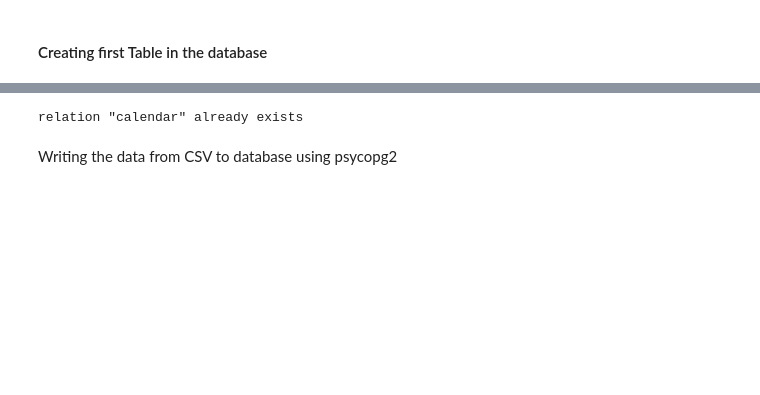
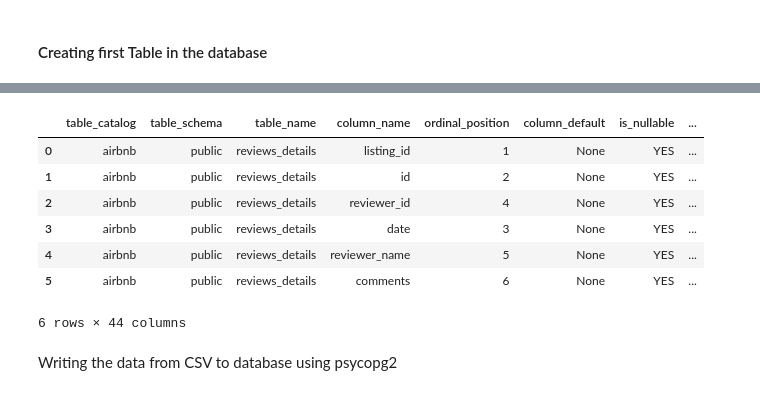
Before and after one commit to idjey/DEtheHardWay, a Jupyter notebook: airBnb_dataModeling.ipynb, the cells around one changed output, grey strips where cells are left out. Drawn from its saved outputs; the diff is of its cells as text; code cells hidden in the pictures; blank space fills up the shorter version.

```diff
--- a/airBnb_dataModeling.ipynb
+++ b/airBnb_dataModeling.ipynb
@@ -104,7 +132,14 @@ createCalendar = """CREATE TABLE calendar(
 # %%
-queryTable(createCalendar)
+getSchema('reviews_details',credentials)
 # %% [output]
+|  | table_catalog | table_schema | table_name | column_name | ordinal_position | column_default | is_nullable | ... |
+| 0 | airbnb | public | reviews_details | listing_id | 1 | None | YES | ... |
+| 1 | airbnb | public | reviews_details | id | 2 | None | YES | ... |
+| 2 | airbnb | public | reviews_details | reviewer_id | 4 | None | YES | ... |
+| 3 | airbnb | public | reviews_details | date | 3 | None | YES | ... |
+| 4 | airbnb | public | reviews_details | reviewer_name | 5 | None | YES | ... |
+| 5 | airbnb | public | reviews_details | comments | 6 | None | YES | ... |
-relation "calendar" already exists
+6 rows × 44 columns
 # %% [markdown]
 Writing the data from CSV to database using psycopg2
 # %%
```
Also changed, not shown: parts of 9 cells of this notebook, 3 other files.
